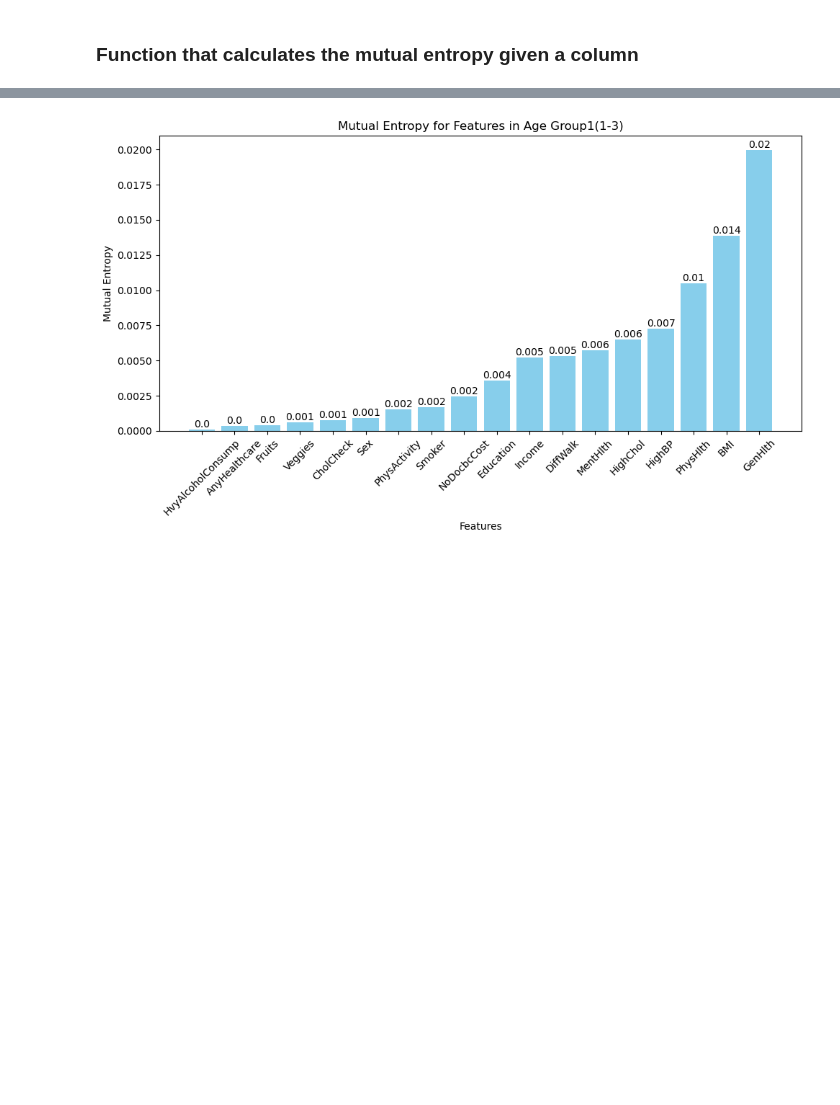
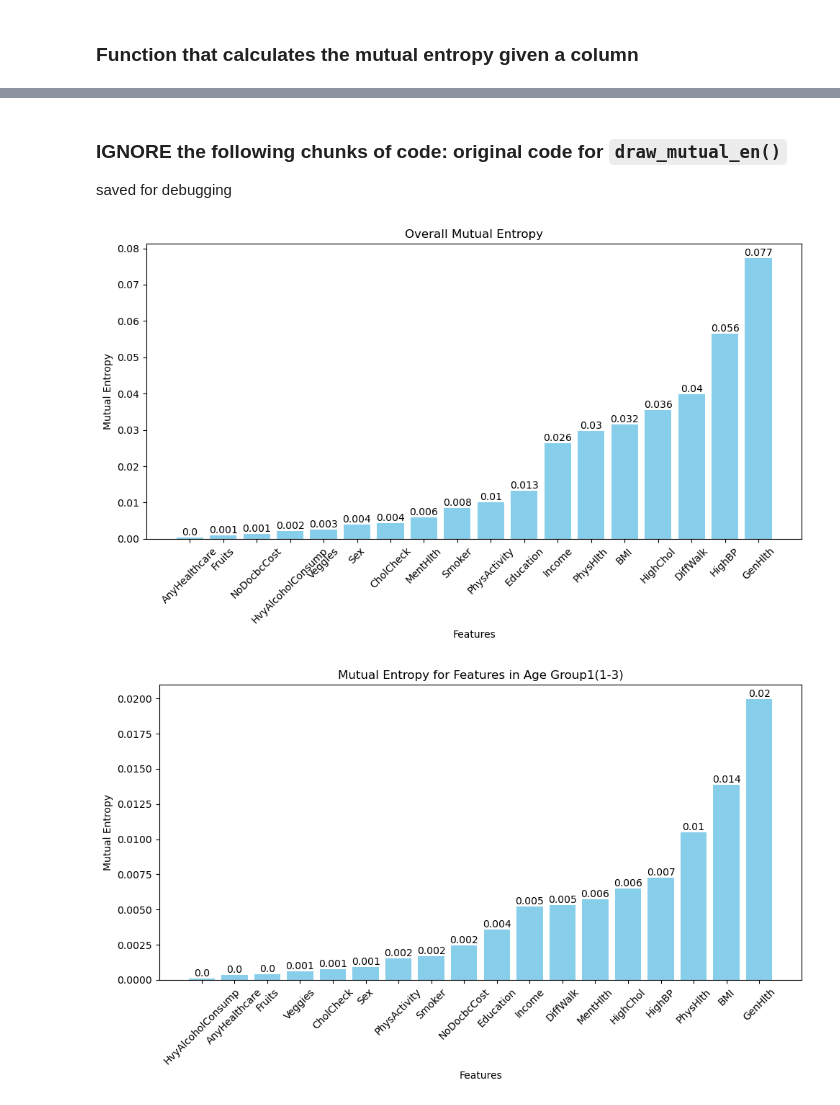
Before and after one commit to hubao666/Data-Analysis-for-BRFSS2015-Data, a Jupyter notebook: mid_proj.ipynb, the cells around one changed output, grey strips where cells are left out. Cells and saved outputs as stored; diff of their text form; code cells hidden in the pictures; blank space fills up the shorter version.

```diff
--- a/mid_proj.ipynb
+++ b/mid_proj.ipynb
@@ -200 +294,34 @@ def get_mutual_entropy(df, columnName, drop_Y000=False, merge_Ynot000=False):
+# %% [markdown]
+### IGNORE the following chunks of code: original code for `draw_mutual_en()`
+
+saved for debugging
+# %%
+columns_to_drop = ['HeartDiseaseorAttack', 'Diabetes', 'Stroke', 'Y', 'Age', 'Age_5Groups']
+feature_names = df.drop(columns=columns_to_drop).columns
+
+
+
+mutual_entropy_list = []
+for columnName in feature_names:
+    mutual_entropy = get_mutual_entropy(df, columnName)
+    mutual_entropy_list.append(mutual_entropy)
+
+features_with_entropy = list(zip(feature_names, mutual_entropy_list))
+sorted_features_with_entropy = sorted(features_with_entropy, key=lambda x: x[1])
+sorted_feature_names, sorted_entropy_list = zip(*sorted_features_with_entropy)
+
+plt.figure(figsize=(10, 6))
+plt.bar(range(len(sorted_entropy_list)), sorted_entropy_list, color='skyblue')
+plt.xlabel('Features')
+plt.ylabel('Mutual Entropy')
+plt.title(f'Overall Mutual Entropy')
+plt.xticks(range(len(sorted_entropy_list)), sorted_feature_names, rotation=45)
+plt.tight_layout()
+
+for i, entropy_value in enumerate(sorted_entropy_list):
+    plt.text(i, entropy_value, round(entropy_value, 3), ha='center', va='bottom')
+
+plt.show()
+# %% [output]
+[figure, added]
 # %%
```
Also changed, not shown: parts of 10 cells of this notebook.
